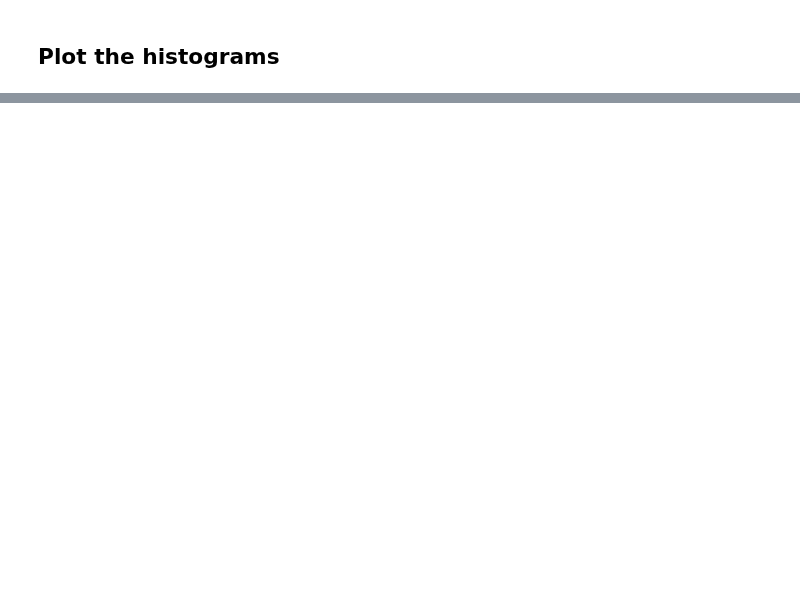
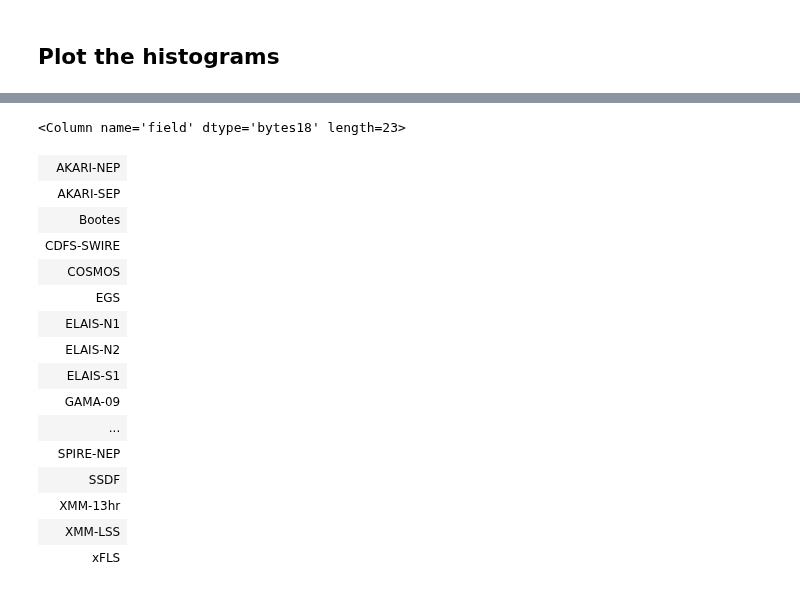
Before and after one commit to H-E-L-P/dmu_products, a Jupyter notebook: dmu31/dmu31_Examples/HELP_paper_figures/1_Number_counts.ipynb, the cells around one changed output, grey strips where cells are left out. Saved outputs shown, nothing was run; the diff lists cells and outputs as text; code cells hidden in the pictures; blank space fills up the shorter version.

```diff
--- a/dmu31/dmu31_Examples/HELP_paper_figures/1_Number_counts.ipynb
+++ b/dmu31/dmu31_Examples/HELP_paper_figures/1_Number_counts.ipynb
@@ -147,14 +51,0 @@ Herschel Stripe 82 hits the hard limit on rows so we must get it from two querie
-# %%
-write = True
-read = False
-for band in bands:
-    for f in fields:
-        if write and (len(mag_tables[band][f['name']]) != 0):
-            clean_table(mag_tables[band][f['name']]).write(
-                './data/{}_{}.fits'.format(band, f['name']), overwrite = True
-            )
-            print('Table cleaned and written to ./data/{}_{}.fits'.format(band, f['name']))
-        elif read:
-            mag_tables[band].update(
-                {f['name'] : Table.read('./data/{}_{}.fits'.format(band, f['name']))}
-            )
@@ -249,3 +185,23 @@ areas
+# %%
+np.unique(cat['field'])
+# %% [output]
+<Column name='field' dtype='bytes18' length=23>
+| AKARI-NEP |
+| AKARI-SEP |
+| Bootes |
+| CDFS-SWIRE |
+| COSMOS |
+| EGS |
+| ELAIS-N1 |
+| ELAIS-N2 |
+| ELAIS-S1 |
+| GAMA-09 |
+| ... |
+| SPIRE-NEP |
+| SSDF |
+| XMM-13hr |
+| XMM-LSS |
+| xFLS |
 # %%
 dim = [4,6]
 fig, axes = plt.subplots(dim[1], dim[0], sharex=True, sharey=True)
```
Also changed, not shown: parts of 24 cells of this notebook, 1 other file.
